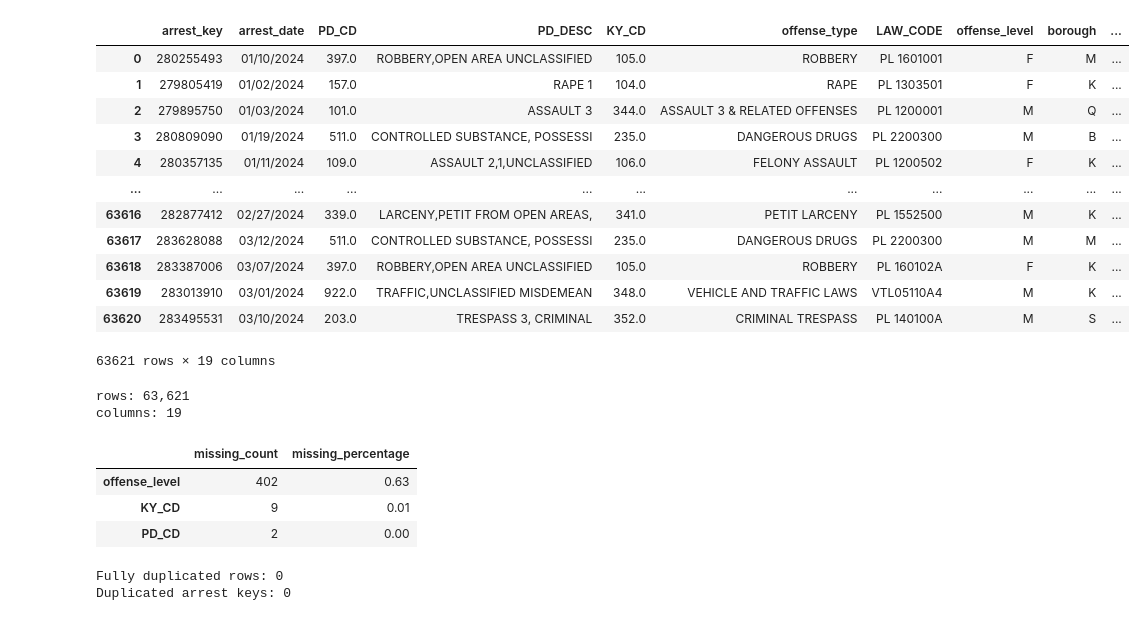
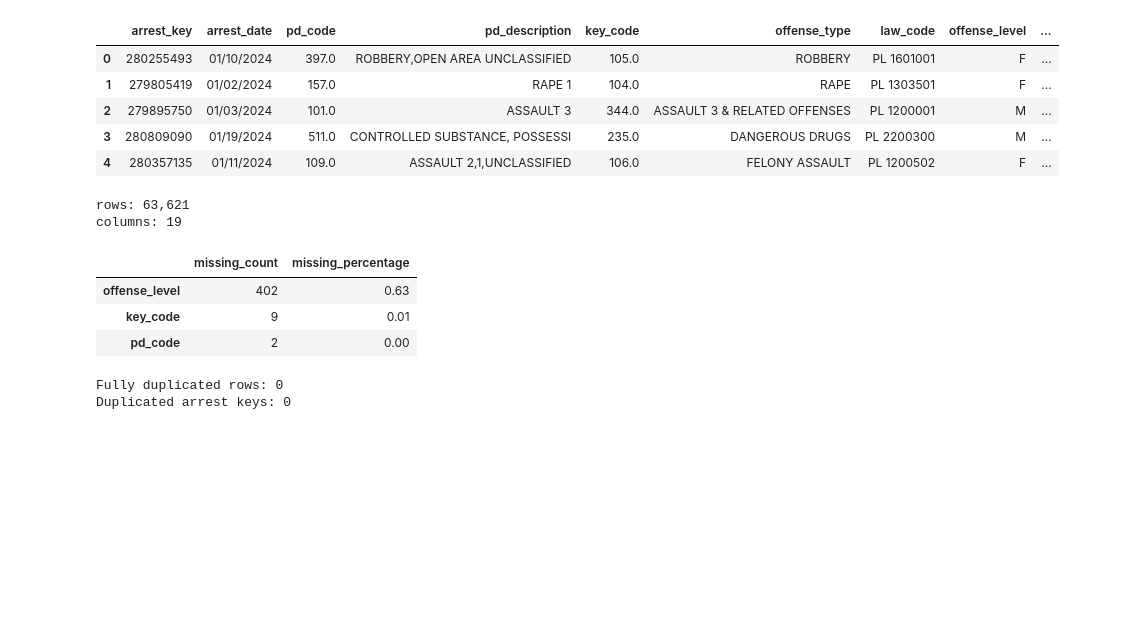
Before and after one commit to a1990alpalo/Data_Project_1, a Jupyter notebook: NYPD_arrest_analysis.ipynb, the cells around one changed output. Cells and saved outputs as stored; diff of their text form; code cells hidden in the pictures; blank space fills up the shorter version.

Commit message:
feat: prepare cleaned arrest data for PostgreSQL

```diff
--- a/NYPD_arrest_analysis.ipynb
+++ b/NYPD_arrest_analysis.ipynb
@@ -12,38 +12,42 @@ DATA_PATH = (
 
 nypd_df = pd.read_csv(DATA_PATH)
 # %%
-#Rename columns in the csv
+# Rename CSV columns using consistent snake_case names.
 
 COLUMN_NAMES = {
     "ARREST_KEY": "arrest_key",
     "ARREST_DATE": "arrest_date",
+    "PD_CD": "pd_code",
+    "PD_DESC": "pd_description",
+    "KY_CD": "key_code",
+    "OFNS_DESC": "offense_type",
+    "LAW_CODE": "law_code",
+    "LAW_CAT_CD": "offense_level",
     "ARREST_BORO": "borough",
-    "OFNS_DESC": "offense_type",
-    "LAW_CAT_CD": "offense_level",
+    "JURISDICTION_CODE": "jurisdiction_code",
+    "ARREST_PRECINCT": "arrest_precinct",
     "AGE_GROUP": "age_group",
     "PERP_SEX": "gender",
     "PERP_RACE": "race",
+    "X_COORD_CD": "x_coordinate",
+    "Y_COORD_CD": "y_coordinate",
     "Latitude": "latitude",
-    "Longitude": "longitude"
+    "Longitude": "longitude",
+    "New Georeferenced Column": "georeferenced_column",
 }
 
-arrests_df = nypd_df.rename(columns=COLUMN_NAMES).copy()
+arrests_df = nypd_df.rename(
+    columns=COLUMN_NAMES
+).copy()
 
-arrests_df
+arrests_df.head()
 # %% [output]
-|  | arrest_key | arrest_date | PD_CD | PD_DESC | KY_CD | offense_type | LAW_CODE | offense_level | borough | ... |
-| 0 | 280255493 | 01/10/2024 | 397.0 | ROBBERY,OPEN AREA UNCLASSIFIED | 105.0 | ROBBERY | PL 1601001 | F | M | ... |
-| 1 | 279805419 | 01/02/2024 | 157.0 | RAPE 1 | 104.0 | RAPE | PL 1303501 | F | K | ... |
-| 2 | 279895750 | 01/03/2024 | 101.0 | ASSAULT 3 | 344.0 | ASSAULT 3 & RELATED OFFENSES | PL 1200001 | M | Q | ... |
-| 3 | 280809090 | 01/19/2024 | 511.0 | CONTROLLED SUBSTANCE, POSSESSI | 235.0 | DANGEROUS DRUGS | PL 2200300 | M | B | ... |
-| 4 | 280357135 | 01/11/2024 | 109.0 | ASSAULT 2,1,UNCLASSIFIED | 106.0 | FELONY ASSAULT | PL 1200502 | F | K | ... |
-| ... | ... | ... | ... | ... | ... | ... | ... | ... | ... | ... |
-| 63616 | 282877412 | 02/27/2024 | 339.0 | LARCENY,PETIT FROM OPEN AREAS, | 341.0 | PETIT LARCENY | PL 1552500 | M | K | ... |
-| 63617 | 283628088 | 03/12/2024 | 511.0 | CONTROLLED SUBSTANCE, POSSESSI | 235.0 | DANGEROUS DRUGS | PL 2200300 | M | M | ... |
-| 63618 | 283387006 | 03/07/2024 | 397.0 | ROBBERY,OPEN AREA UNCLASSIFIED | 105.0 | ROBBERY | PL 160102A | F | K | ... |
-| 63619 | 283013910 | 03/01/2024 | 922.0 | TRAFFIC,UNCLASSIFIED MISDEMEAN | 348.0 | VEHICLE AND TRAFFIC LAWS | VTL05110A4 | M | K | ... |
-| 63620 | 283495531 | 03/10/2024 | 203.0 | TRESPASS 3, CRIMINAL | 352.0 | CRIMINAL TRESPASS | PL 140100A | M | S | ... |
+|  | arrest_key | arrest_date | pd_code | pd_description | key_code | offense_type | law_code | offense_level | ... |
+| 0 | 280255493 | 01/10/2024 | 397.0 | ROBBERY,OPEN AREA UNCLASSIFIED | 105.0 | ROBBERY | PL 1601001 | F | ... |
+| 1 | 279805419 | 01/02/2024 | 157.0 | RAPE 1 | 104.0 | RAPE | PL 1303501 | F | ... |
+| 2 | 279895750 | 01/03/2024 | 101.0 | ASSAULT 3 | 344.0 | ASSAULT 3 & RELATED OFFENSES | PL 1200001 | M | ... |
+| 3 | 280809090 | 01/19/2024 | 511.0 | CONTROLLED SUBSTANCE, POSSESSI | 235.0 | DANGEROUS DRUGS | PL 2200300 | M | ... |
+| 4 | 280357135 | 01/11/2024 | 109.0 | ASSAULT 2,1,UNCLASSIFIED | 106.0 | FELONY ASSAULT | PL 1200502 | F | ... |
-63621 rows × 19 columns
 # %%
 #Create a function to plot all necessary charts and elimiate redundant code.
 
@@ -99,8 +103,8 @@ missing_values
 # %% [output]
 |  | missing_count | missing_percentage |
 | offense_level | 402 | 0.63 |
-| KY_CD | 9 | 0.01 |
-| PD_CD | 2 | 0.00 |
+| key_code | 9 | 0.01 |
+| pd_code | 2 | 0.00 |
 # %%
 # Check for duplicated rows and duplicated arrests keys.
 
```
Also changed, not shown: parts of 3 cells of this notebook, 1 other file.
